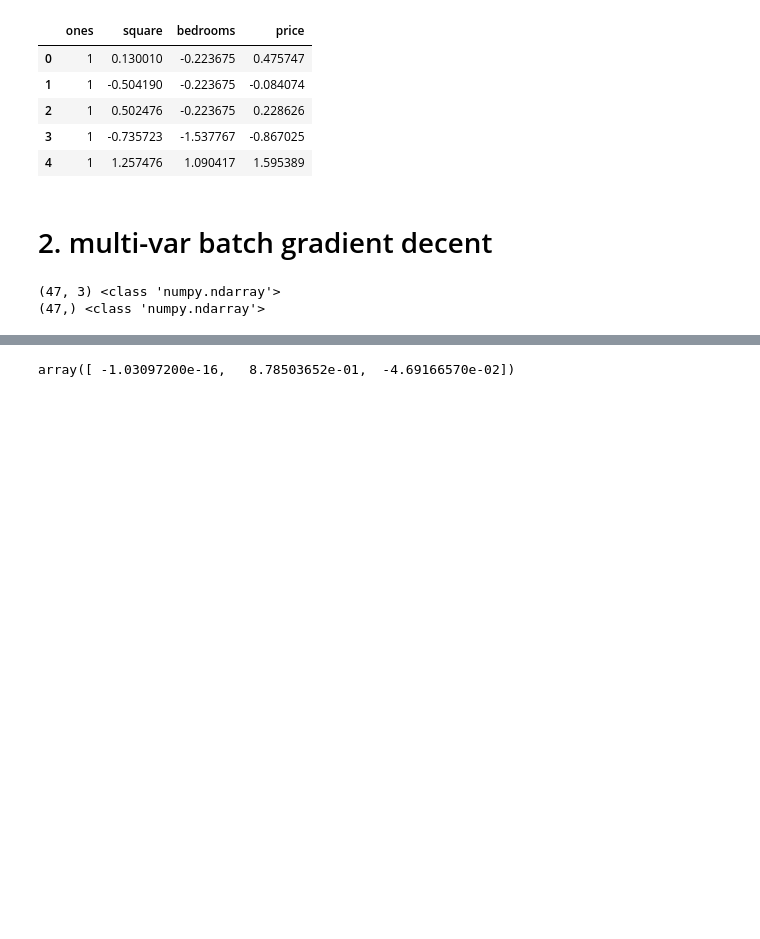
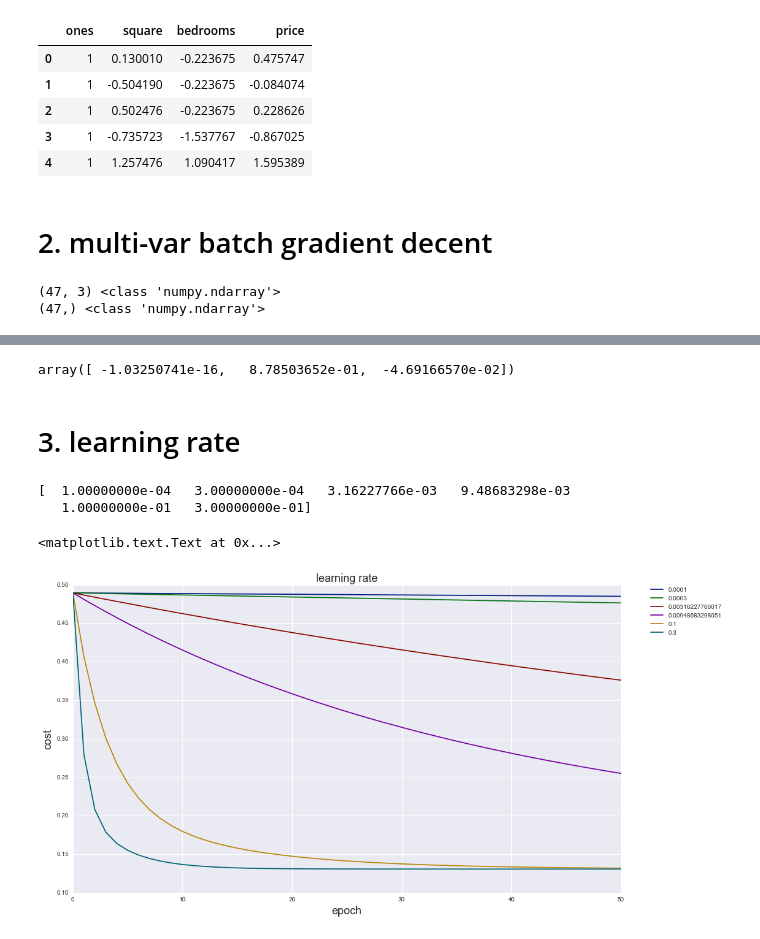
Before and after one commit to lukaemon/Coursera-ML-AndrewNg, a Jupyter notebook: machine-learning-ex1/optional.ipynb, the cells around one changed output, grey strips where cells are left out. Drawn from its saved outputs; the diff is of its cells as text; code cells hidden in the pictures; blank space fills up the shorter version.

Commit message:
learning rate, mostly leanring matplotlib XD

```diff
--- a/machine-learning-ex1/optional.ipynb
+++ b/machine-learning-ex1/optional.ipynb
@@ -49,5 +49,5 @@ print(y.shape, type(y))
 (47, 3) <class 'numpy.ndarray'>
 (47,) <class 'numpy.ndarray'>
 # %%
-theta, cost = lr.batch_gradient_decent(X, y, theta, alpha, epoch)
+final_theta, cost = lr.batch_gradient_decent(X, y, theta, alpha, epoch)
 # %%
@@ -57,5 +57,30 @@ sns.tsplot(time=np.arange(len(cost)), data = cost)
 [figure]
-# %%
-theta
-# %% [output]
-array([ -1.03097200e-16,   8.78503652e-01,  -4.69166570e-02])
+# %%
+final_theta
+# %% [output]
+array([ -1.03250741e-16,   8.78503652e-01,  -4.69166570e-02])
+# %% [markdown]
+# 3. learning rate
+# %%
+base = np.logspace(-1, -4, num=3)
+candidate = np.sort(np.concatenate((base, base*3)))
+print(candidate)
+# %% [output]
+[  1.00000000e-04   3.00000000e-04   3.16227766e-03   9.48683298e-03
+   1.00000000e-01   3.00000000e-01]
+# %%
+epoch=50
+
+fig, ax = plt.subplots(figsize=(16, 9))
+
+for alpha in candidate:
+    _, cost = lr.batch_gradient_decent(X, y, theta, alpha, epoch)
+    ax.plot(np.arange(epoch+1), cost, label=alpha)
+
+ax.set_xlabel('epoch', fontsize=18)
+ax.set_ylabel('cost', fontsize=18)
+ax.legend(bbox_to_anchor=(1.05, 1), loc=2, borderaxespad=0.)
+ax.set_title('learning rate', fontsize=18)
+# %% [output]
+<matplotlib.text.Text at 0x...>
+[figure, added]
```
Also changed, not shown: parts of 1 cell of this notebook, 2 other files.
